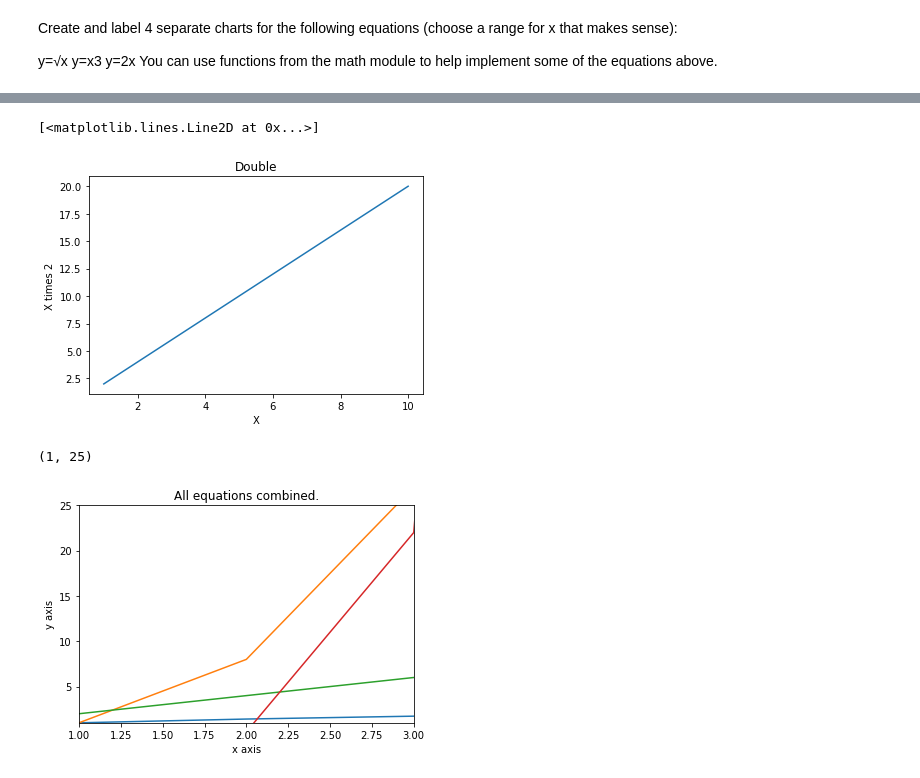
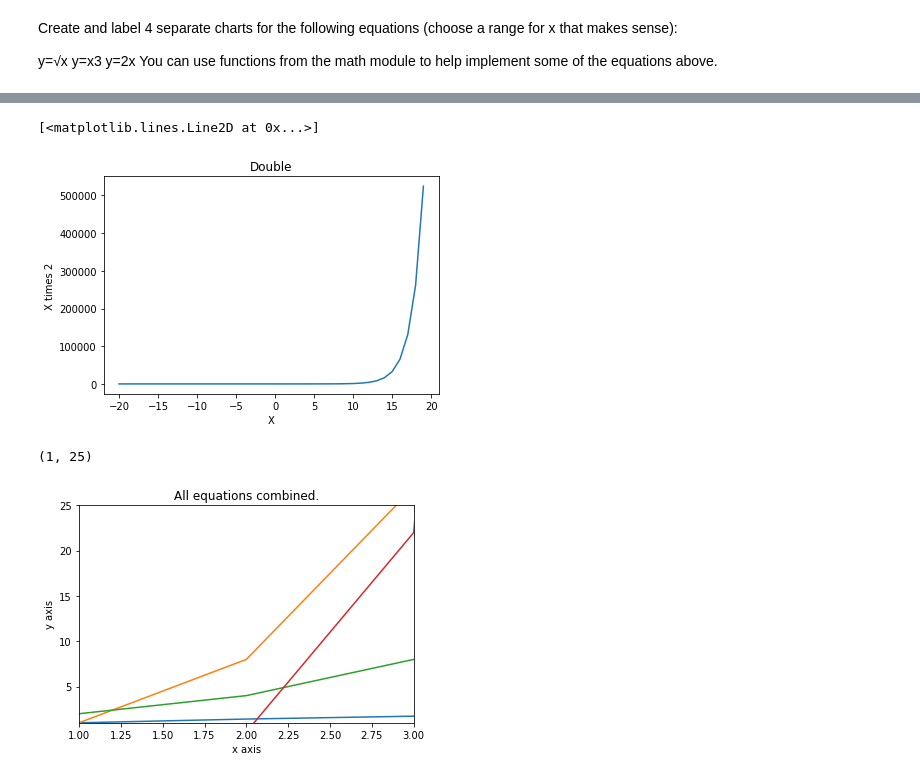
Before and after one commit to Gabby-B-B/numpy-pandas-visualization-exercises, a Jupyter notebook: matplotlib_exercises.ipynb, the cells around one changed output, grey strips where cells are left out. Saved outputs shown, nothing was run; the diff lists cells and outputs as text; code cells hidden in the pictures.

```diff
--- a/matplotlib_exercises.ipynb
+++ b/matplotlib_exercises.ipynb
@@ -54,20 +54,20 @@ plt.plot(x,y)
 # %%
 # Times two
 plt.title("Double")
 plt.xlabel('X')
 plt.ylabel('X times 2')
-x= [1,2,3,4,5,6,7,8,9,10]
-y= [(c *2) for c in x]
+x= list(range(-20, 20))
+y= [(2**c) for c in x]
 plt.plot(x,y)
 # %% [output]
 [<matplotlib.lines.Line2D at 0x...>]
-[figure, old version]
+[figure, new version]
 # %%
 # all combined
 x= [1,2,3,4,5]
 y1= [(n ** 0.5) for n in x]
 y2= [(n ** 3) for n in x]
-y3= [(n *2) for n in x]
+y3= [(2 ** n) for n in x]
 y4= [(n ** n -(n +2)) for n in x]
 plt.title('All equations combined.')
 plt.xlabel('x axis')
@@ -80,4 +80,4 @@ plt.xlim(1, 3)
 plt.ylim(1, 25)
 # %% [output]
 (1, 25)
-[figure, old version]
+[figure, new version]
```
Also changed, not shown: parts of 3 cells of this notebook.
